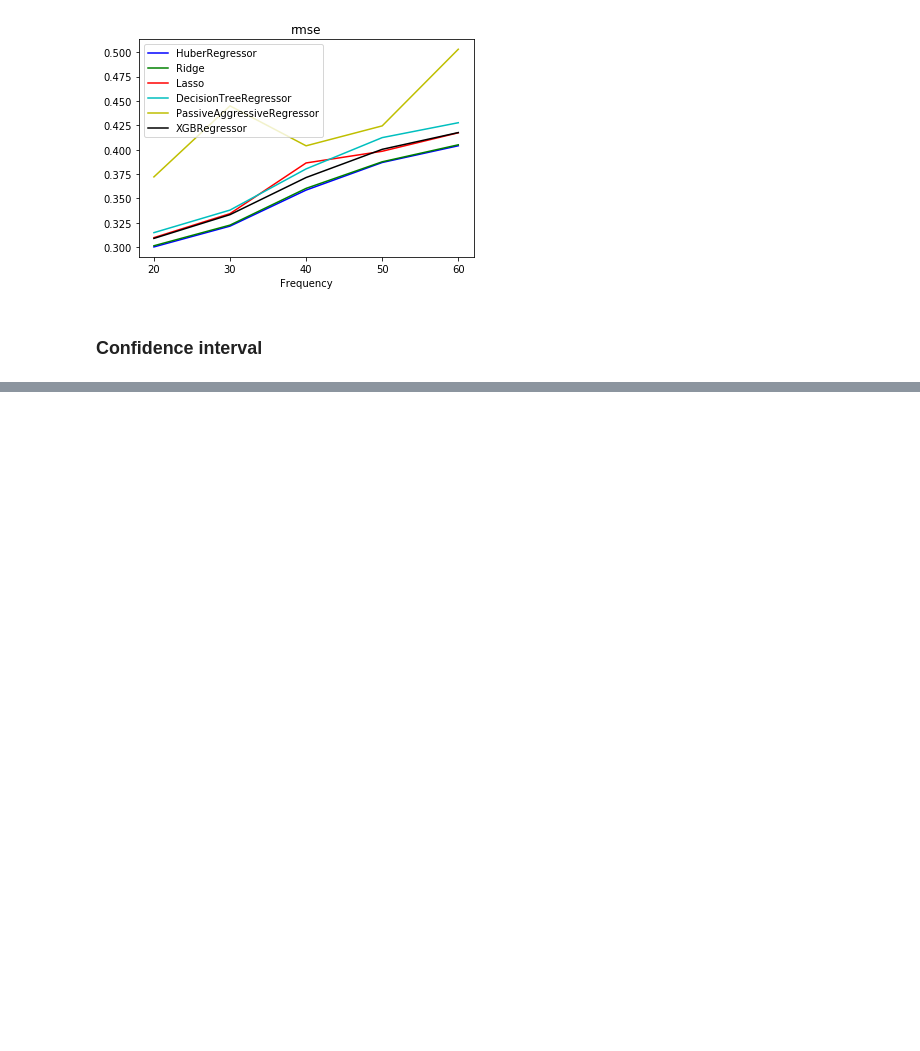
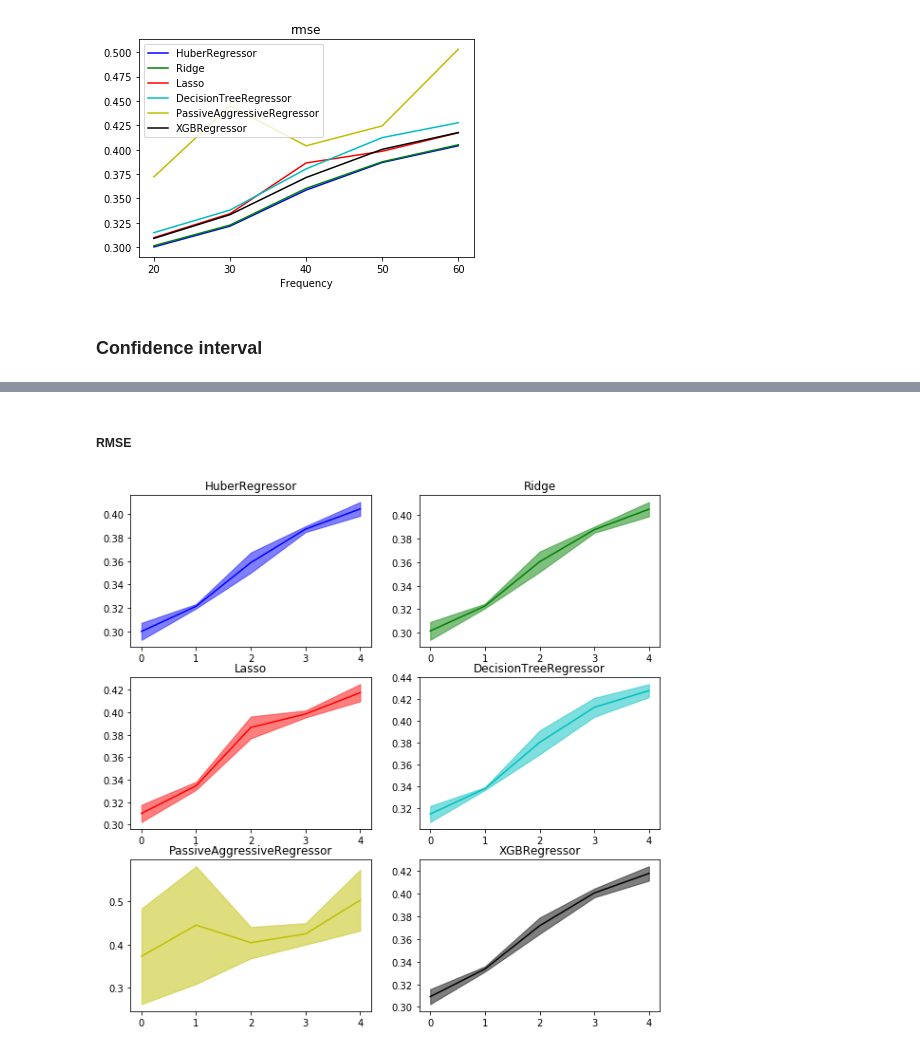
Before and after one commit to whiteRa2bit/cern_summer_project, a Jupyter notebook: ensemble_freq_experiments.ipynb, the cells around one changed output, grey strips where cells are left out. Drawn from its saved outputs; the diff is of its cells as text; code cells hidden in the pictures; blank space fills up the shorter version.

```diff
--- a/ensemble_freq_experiments.ipynb
+++ b/ensemble_freq_experiments.ipynb
@@ -190,0 +200,6 @@ for metric in ['r2', 'mse', 'mae', 'rmse']:
+# %% [markdown]
+##### RMSE
+# %%
+plot_confidence_interval('rmse')
+# %% [output]
+[figure, added]
```
Also changed, not shown: parts of 8 cells of this notebook.
